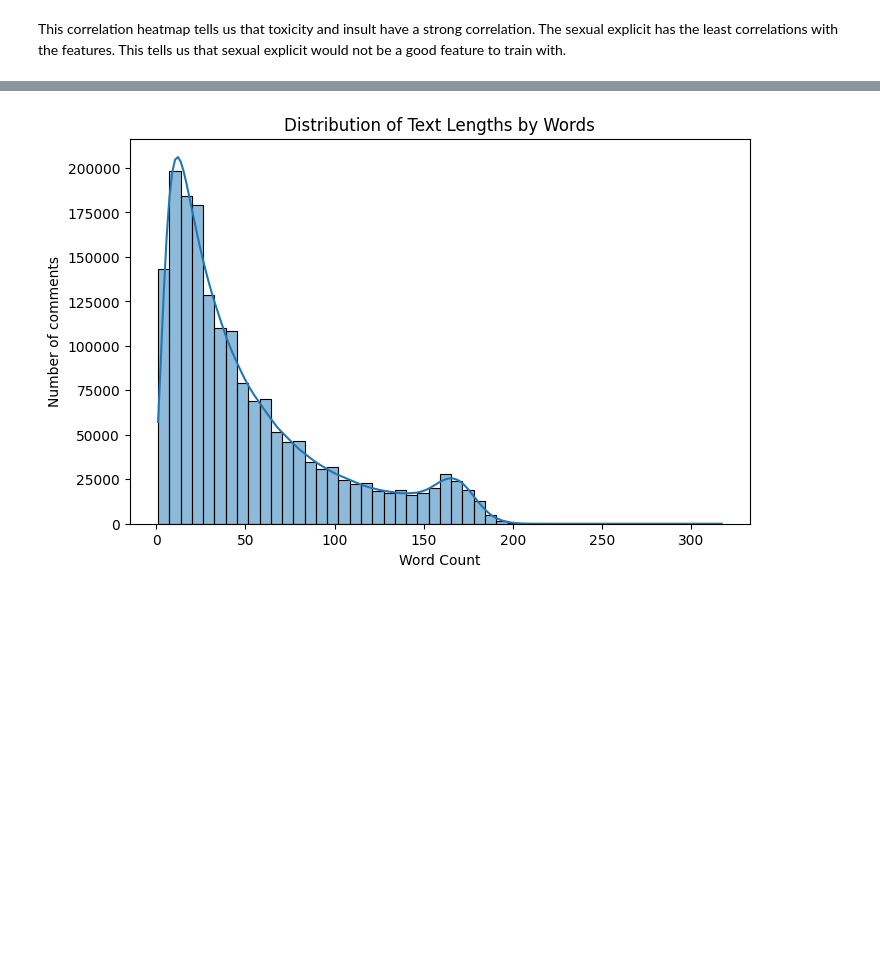
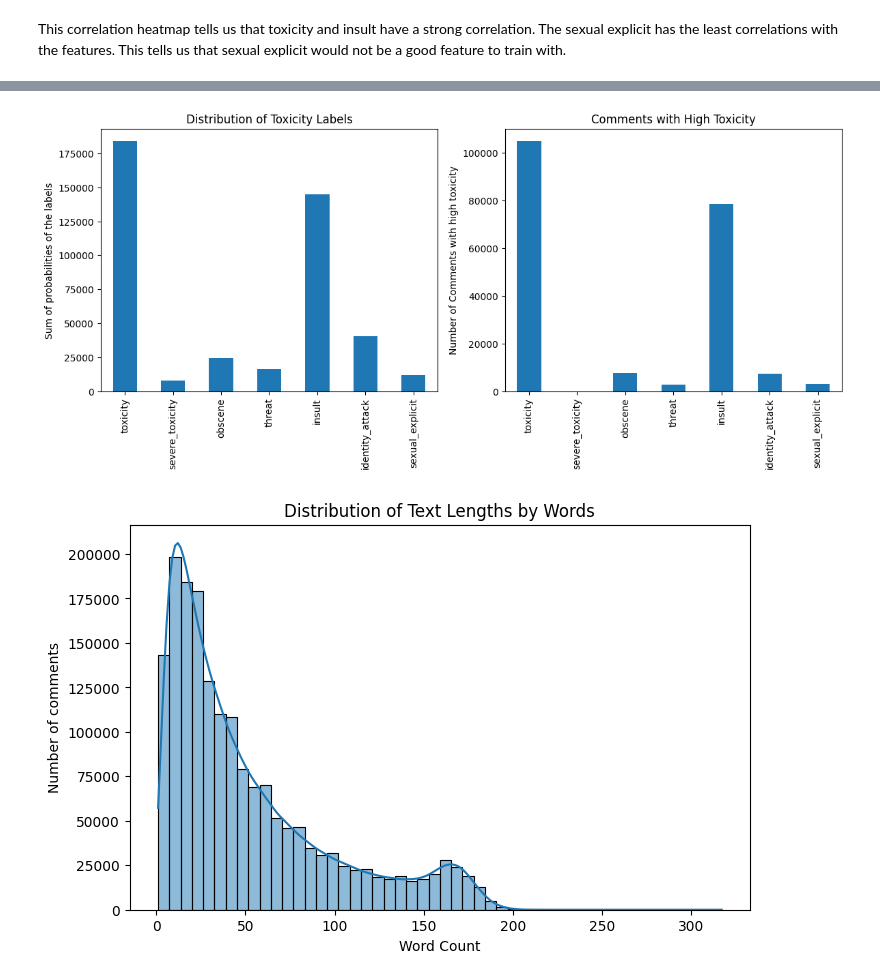
Before and after one commit to c4ngo/CSE151A-Project, a Jupyter notebook: CSE151A_Project.ipynb, the cells around one changed output, grey strips where cells are left out. Saved outputs shown, nothing was run; the diff lists cells and outputs as text; code cells hidden in the pictures; blank space fills up the shorter version.

Commit message:
Added bar graph

```diff
--- a/CSE151A_Project.ipynb
+++ b/CSE151A_Project.ipynb
@@ -166,3 +166,7 @@ plt.show()
 [figure]
 # %% [markdown]
 This correlation heatmap tells us that toxicity and insult have a strong correlation. The sexual explicit has the least correlations with the features. This tells us that sexual explicit would not be a good feature to train with.
+# %%
+target_columns = ['toxicity', 'severe_toxicity', 'obscene', 'threat', 'insult', 'identity_attack', 'sexual_explicit']
+# Count of observations with any label greater than 0.5
+(df_train[target_columns] > 0.5).sum()
@@ -169,3 +182,19 @@ This correlation heatmap tells us that toxicity and insult have a strong correla
+# %%
+
+fig, ax = plt.subplots(1, 2, figsize=(14, 5))
+# Sum of the total probabilities of the labels
+df_train[target_columns].sum().plot(kind='bar', ax=ax[0])
+ax[0].set_ylabel("Sum of probabilities of the labels")
+ax[0].set_title("Distribution of Toxicity Labels")
+
+# Number of comments above 0.5 for each label
+(df_train[target_columns] > 0.5).sum().plot(kind='bar', ax=ax[1])
+ax[1].set_ylabel("Number of Comments with high toxicity")
+ax[1].set_title("Comments with High Toxicity")
+
+plt.show()
+# %% [output]
+[figure, added]
 # %%
 df_train['text_length'] = df_train['text'].str.split().str.len()
 plt.figure(figsize = (8,5))
```
Also changed, not shown: parts of 1 cell of this notebook.
